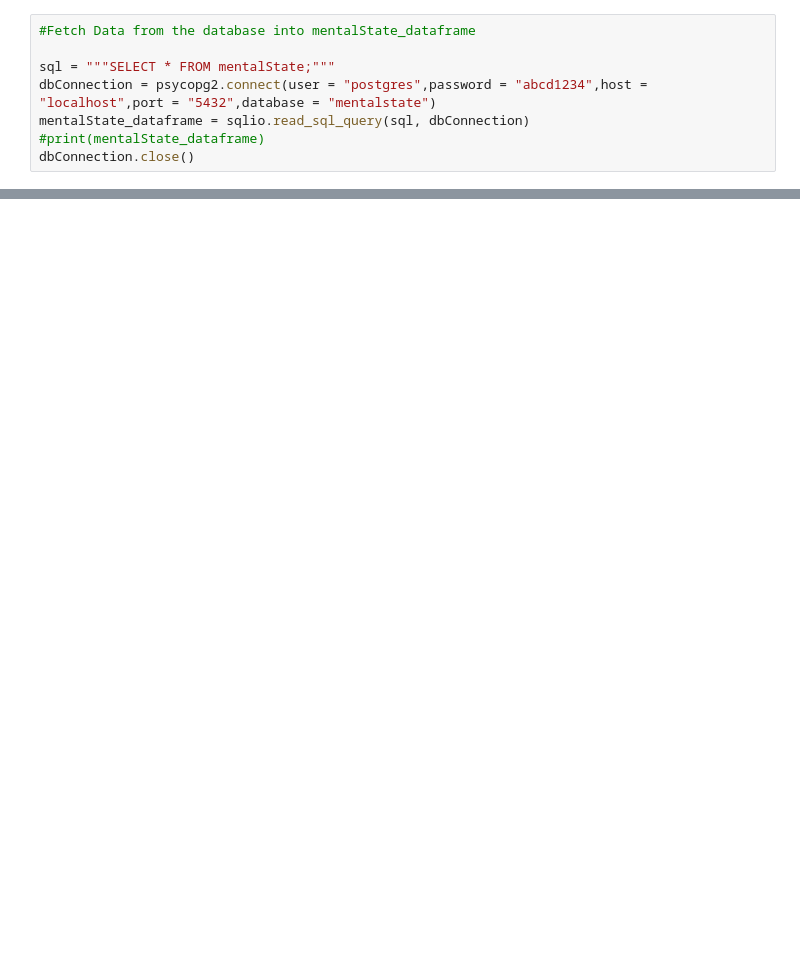
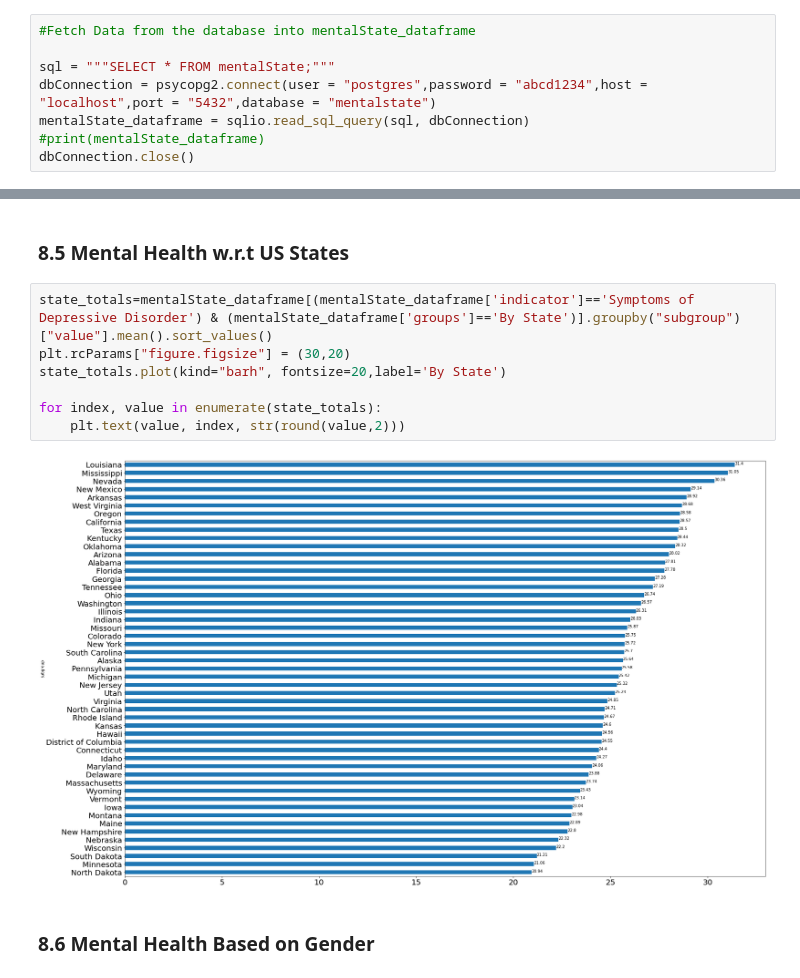
Before and after one commit to MangeshIpperNCI/DAP_PROJECT, a Jupyter notebook: x20150377.ipynb, the cells around one changed output, grey strips where cells are left out. Cells and saved outputs as stored; diff of their text form; blank space fills up the shorter version.

Commit message:
Visualizations and code cleanup

```diff
--- a/x20150377.ipynb
+++ b/x20150377.ipynb
@@ -208,0 +594,13 @@ mentalState_dataframe.info()
+# %% [markdown]
+### 8.5 Mental Health w.r.t US States <a id=section805></a>
+# %%
+state_totals=mentalState_dataframe[(mentalState_dataframe['indicator']=='Symptoms of Depressive Disorder') & (mentalState_dataframe['groups']=='By State')].groupby("subgroup")["value"].mean().sort_values()
+plt.rcParams["figure.figsize"] = (30,20)
+state_totals.plot(kind="barh", fontsize=20,label='By State')
+
+for index, value in enumerate(state_totals):
+    plt.text(value, index, str(round(value,2)))
+# %% [output]
+[figure, added]
+# %% [markdown]
+### 8.6 Mental Health Based on Gender <a id=section806></a>
```
Also changed, not shown: parts of 50 cells of this notebook.
